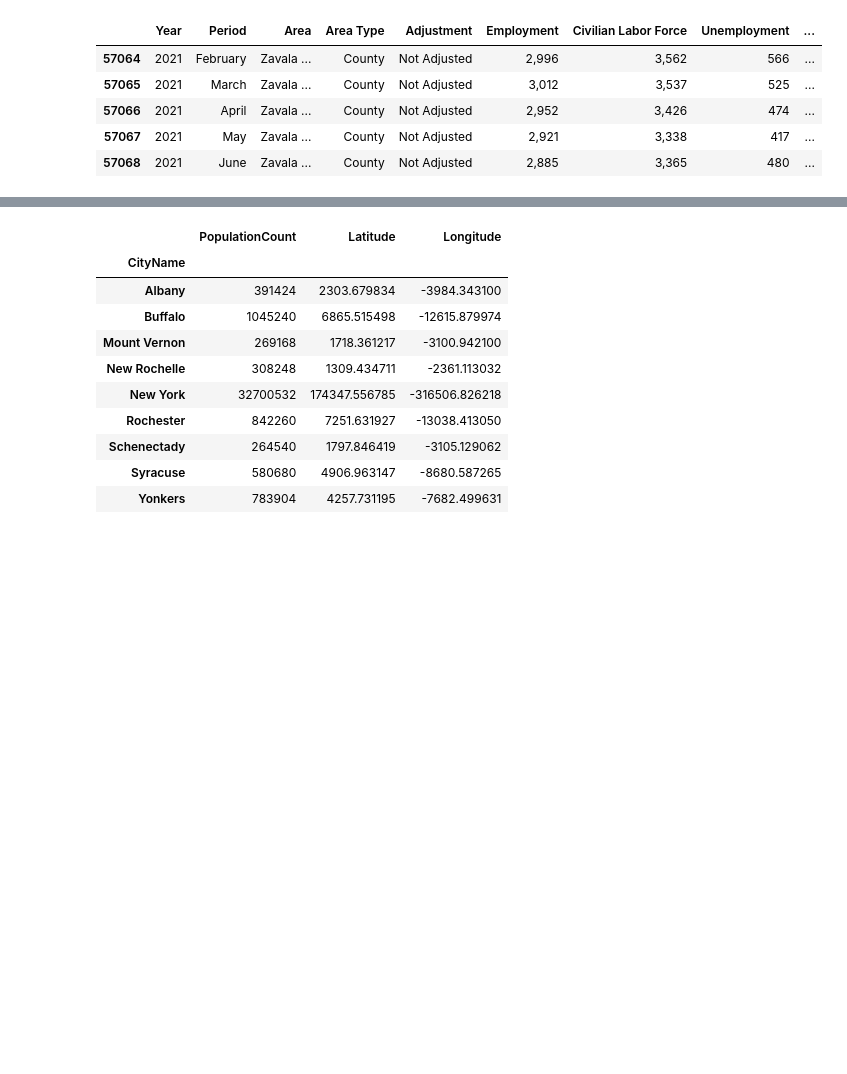
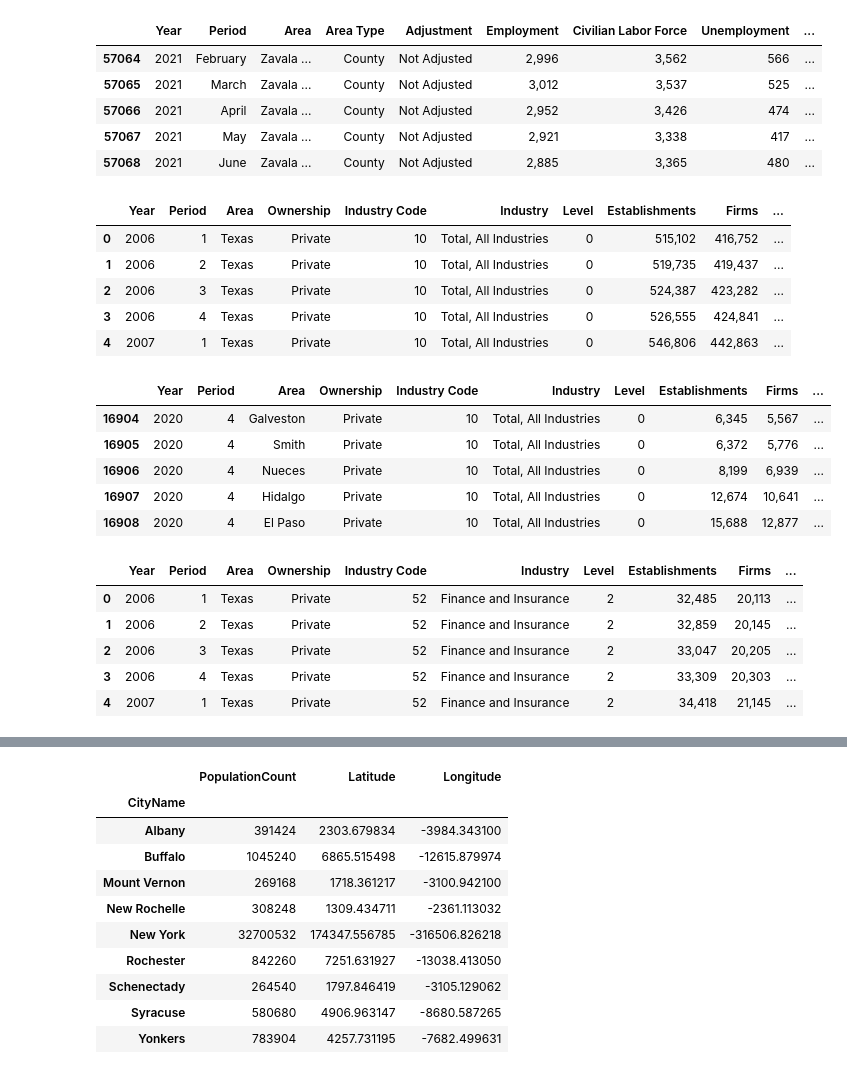
Before and after one commit to JuneB2021/Project1, a Jupyter notebook: Analytics File/unemployment_jb.ipynb, the cells around one changed output, grey strips where cells are left out. Saved outputs shown, nothing was run; the diff lists cells and outputs as text; code cells hidden in the pictures; blank space fills up the shorter version.

```diff
--- a/Analytics File/unemployment_jb.ipynb
+++ b/Analytics File/unemployment_jb.ipynb
@@ -97,3 +69,36 @@ display(unemployment_Rate_df.tail())
 | 57066 | 2021 | April | Zavala ... | County | Not Adjusted | 2,952 | 3,426 | 474 | ... |
 | 57067 | 2021 | May | Zavala ... | County | Not Adjusted | 2,921 | 3,338 | 417 | ... |
 | 57068 | 2021 | June | Zavala ... | County | Not Adjusted | 2,885 | 3,365 | 480 | ... |
+# %%
+# Read in the All_Sector_Employment_and_Wages_Report_by_area.csv and Finance_and_Insurance_Sector_Employment_and_Wages_Report_by_area.csv files into a DataFrame
+employment_wages_df = pd.read_csv(
+    Path("../Resources/All_Sector_Employment_and_Wages_Report_by_area.csv")
+).drop_duplicates()
+finance_employment_wages_df = pd.read_csv(
+    Path("../Resources/Finance_and_Insurance_Sector_Employment_and_Wages_Report_by_area.csv")
+).drop_duplicates()
+
+# Review the DataFrame
+display(employment_wages_df.head())
+display(employment_wages_df.tail())
+display(finance_employment_wages_df.head())
+display(finance_employment_wages_df.tail())
+# %% [output]
+|  | Year | Period | Area | Ownership | Industry Code | Industry | Level | Establishments | Firms | ... |
+| 0 | 2006 | 1 | Texas | Private | 10 | Total, All Industries | 0 | 515,102 | 416,752 | ... |
+| 1 | 2006 | 2 | Texas | Private | 10 | Total, All Industries | 0 | 519,735 | 419,437 | ... |
+| 2 | 2006 | 3 | Texas | Private | 10 | Total, All Industries | 0 | 524,387 | 423,282 | ... |
+| 3 | 2006 | 4 | Texas | Private | 10 | Total, All Industries | 0 | 526,555 | 424,841 | ... |
+| 4 | 2007 | 1 | Texas | Private | 10 | Total, All Industries | 0 | 546,806 | 442,863 | ... |
+|  | Year | Period | Area | Ownership | Industry Code | Industry | Level | Establishments | Firms | ... |
+| 16904 | 2020 | 4 | Galveston | Private | 10 | Total, All Industries | 0 | 6,345 | 5,567 | ... |
+| 16905 | 2020 | 4 | Smith | Private | 10 | Total, All Industries | 0 | 6,372 | 5,776 | ... |
+| 16906 | 2020 | 4 | Nueces | Private | 10 | Total, All Industries | 0 | 8,199 | 6,939 | ... |
+| 16907 | 2020 | 4 | Hidalgo | Private | 10 | Total, All Industries | 0 | 12,674 | 10,641 | ... |
+| 16908 | 2020 | 4 | El Paso | Private | 10 | Total, All Industries | 0 | 15,688 | 12,877 | ... |
+|  | Year | Period | Area | Ownership | Industry Code | Industry | Level | Establishments | Firms | ... |
+| 0 | 2006 | 1 | Texas | Private | 52 | Finance and Insurance | 2 | 32,485 | 20,113 | ... |
+| 1 | 2006 | 2 | Texas | Private | 52 | Finance and Insurance | 2 | 32,859 | 20,145 | ... |
+| 2 | 2006 | 3 | Texas | Private | 52 | Finance and Insurance | 2 | 33,047 | 20,205 | ... |
+| 3 | 2006 | 4 | Texas | Private | 52 | Finance and Insurance | 2 | 33,309 | 20,303 | ... |
+| 4 | 2007 | 1 | Texas | Private | 52 | Finance and Insurance | 2 | 34,418 | 21,145 | ... |
```
Also changed, not shown: parts of 5 cells of this notebook.
